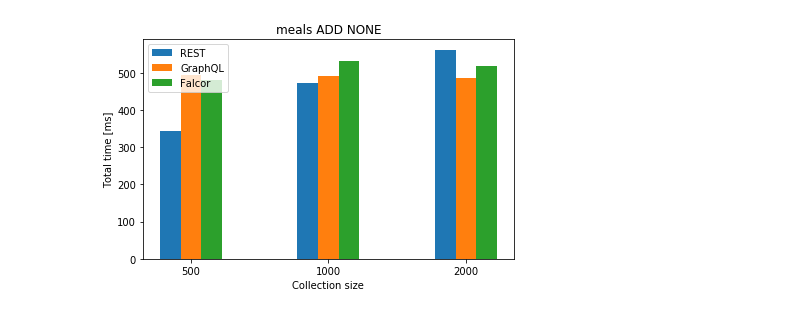
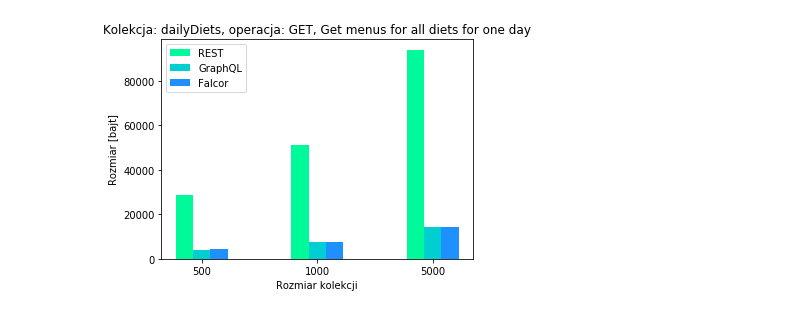
Before and after one commit to maaaaagda/rest-graphql-falcor, a Jupyter notebook: performance_analyzer/visualize_results/rest-graphql-falcor.ipynb, the cells around one changed output. Drawn from its saved outputs; the diff is of its cells as text; code cells hidden in the pictures.

```diff
--- a/performance_analyzer/visualize_results/rest-graphql-falcor.ipynb
+++ b/performance_analyzer/visualize_results/rest-graphql-falcor.ipynb
@@ -1,12 +1,24 @@
 # %%
 import pandas as pd
 
-col_names = ["dbSize","collectionSize","tool", "collection", "operation", "operationDetails", "size", "waitTime", "timeToFirstByte", "downloadTime","totalTime"]
+col_names = ["dbSize","collectionSize","tool", "collection", "operation", "operationDetails", "size", "uploadTime", "timeToFirstByte", "downloadTime","totalTime"]
 # load dataset
-df = pd.read_csv("stats_2020-04-19T14-54-47.csv", header=None, names=col_names, delimiter=",")
+# df = pd.read_csv("stats_2020-05-02T08-20-16.csv", header=None, names=col_names, delimiter=",")
+# df = pd.read_csv("median_full.csv", header=None, names=col_names, delimiter=",")
+
+
+# df = pd.read_csv("stats_2020-05-02T13-07-03.csv", header=None, names=col_names, delimiter=",")
+# df = pd.read_csv("stats_2020-05-05T16-30-31.csv", header=None, names=col_names, delimiter=",")
+
+df = pd.read_csv("latest.csv", header=None, names=col_names, delimiter=",")
+
+
+
+
+
 
 # drop rows with missing values
 df.dropna(inplace=True)
 
-df.head(10)
+df.tail(10)
 # %% [output]
@@ -24,41 +36,59 @@ df.head(10)
 # %%
 import matplotlib.pyplot as plt
 import numpy as np
+
+NO_DETAILS = "NONE"
+
+metrics_map = {
+#     "totalTime": "Całkowity czas [ms]",
+#     "timeToFirstByte": "Czas do pierwszego byte's [ms]",
+    "size": "Rozmiar [bajt]",
+    "downloadTime": "Czas pobierania odpowiedzi [ms]",
+#     "uploadTime": "Czas oczekiwania na wczytanie żądania"
+}
 
 db_sizes = pd.unique(df['dbSize'])
 tools = pd.unique(df['tool'])
 collections = pd.unique(df['collection'])
 uniformed_collections = list(filter(lambda collection: collection != "products", collections))
 
-for collection in uniformed_collections:
-    x = np.unique(df[df['collection'] == collection]['collectionSize'])
-    operations = np.unique(df[df['collection'] == collection]['operation'])
+colors = ['mediumspringgreen', 'darkturquoise', 'dodgerblue']
 
-    for operation in operations:
-        operationDetails = np.unique(df[(df['collection'] == collection)
-                                     & (df['operation'] == operation)]['operationDetails'])
-        for operationDetail in operationDetails:
-            fig, ax = plt.subplots()
-            index = np.arange(len(x))
-            bar_width = 0.15
-            for i, tool in enumerate(tools):
-                y = []
-                for db_size in db_sizes:
-                    value = df[(df['tool'] == tool)
-                                & (df['collection'] == collection)
-                                & (df['dbSize'] == db_size)
-                                & (df['operation'] == operation)
-                                & (df['operationDetails'] == operationDetail)]['totalTime']
-                    y.append(float(value))
-                print('x', x)
-                print('y', y)
-                ax.bar(index + (bar_width * i), y, bar_width, label=tool)
-            ax.set_xlabel('Collection size')
-            ax.set_ylabel('Total time [ms]')
-            ax.set_xticks(index + bar_width)
-            ax.set_xticklabels(x)
-            ax.set_title(collection + " " + operation + " " + operationDetail)
-            ax.legend(tools, loc='upper left')
-            fig.tight_layout()
-            plt.show()
+for metric in metrics_map.keys():
+
+    for collection in uniformed_collections:
+        x = np.unique(df[df['collection'] == collection]['collectionSize'])
+        operations = ['GET'] #np.unique(df[df['collection'] == collection]['operation'])
+
+        for operation in operations:
+            operationDetails = np.unique(df[(df['collection'] == collection)
+                                         & (df['operation'] == operation)]['operationDetails'])
+            for operationDetail in operationDetails:
+                fig, ax = plt.subplots()
+                index = np.arange(len(x))
+                bar_width = 0.15
+                for i, tool in enumerate(tools):
+                    y = []
+                    print("-----------", tool)
+                    for db_size in db_sizes:
+                        value = df[(df['tool'] == tool)
+                                    & (df['collection'] == collection)
+                                    & (df['dbSize'] == db_size)
+                                    & (df['operation'] == operation)
+                                    & (df['operationDetails'] == operationDetail)][metric]
+                        y.append(float(value))
+                        print(db_size, float(value))
+
+                    ax.bar(index + (bar_width * i), y, bar_width, label=tool, color=colors[i])
+
+                ax.set_xlabel('Rozmiar kolekcji')
+                ax.set_ylabel(metrics_map[metric])
+                ax.set_xticks(index + bar_width)
+                ax.set_xticklabels(x)
+
+                plot_title = "Kolekcja: " + collection + ", operacja: " + operation + (", " + operationDetail if operationDetail != NO_DETAILS else "")
+                ax.set_title(plot_title)
+                ax.legend(tools, loc='upper left')
+                fig.tight_layout()
+                plt.show()
 # %% [output]
@@ -106 +172 @@ y [481.0, 533.0, 519.0]
-[figure, old version]
+[figure, new version]
```
Also changed, not shown: parts of 5 cells of this notebook.
